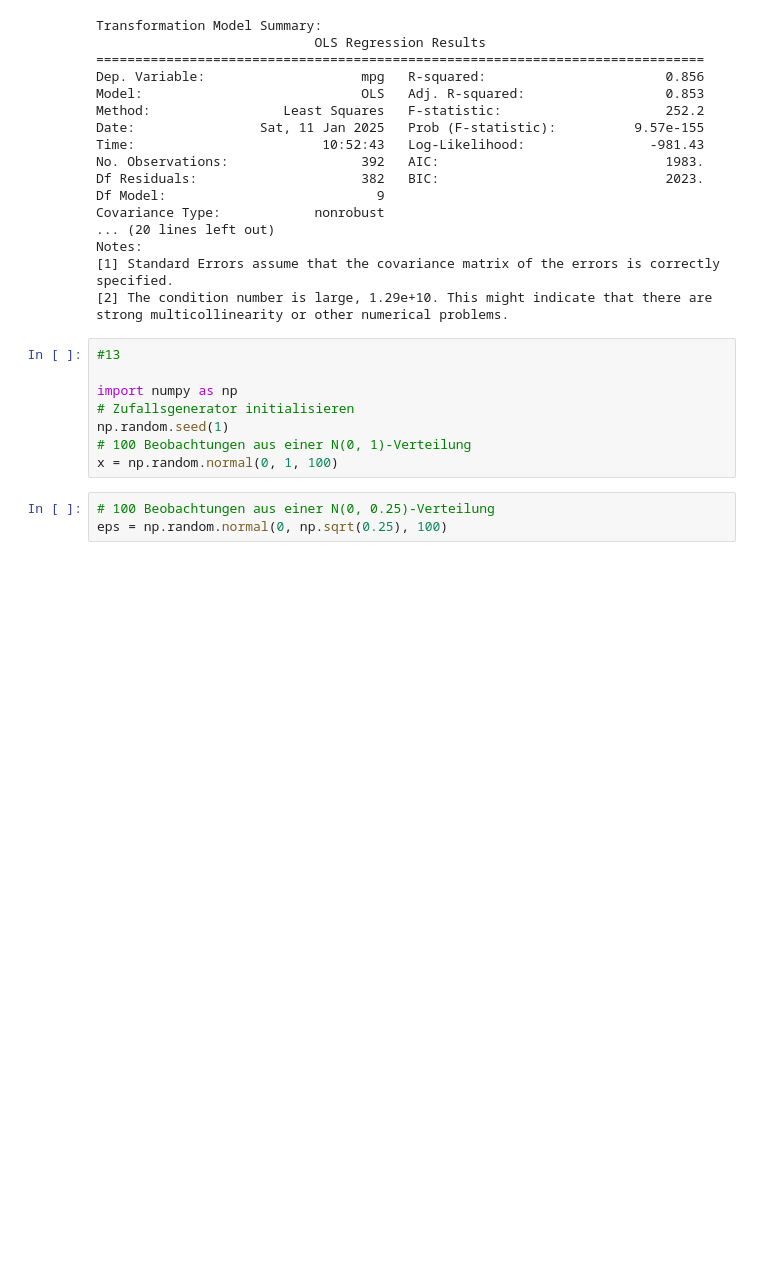
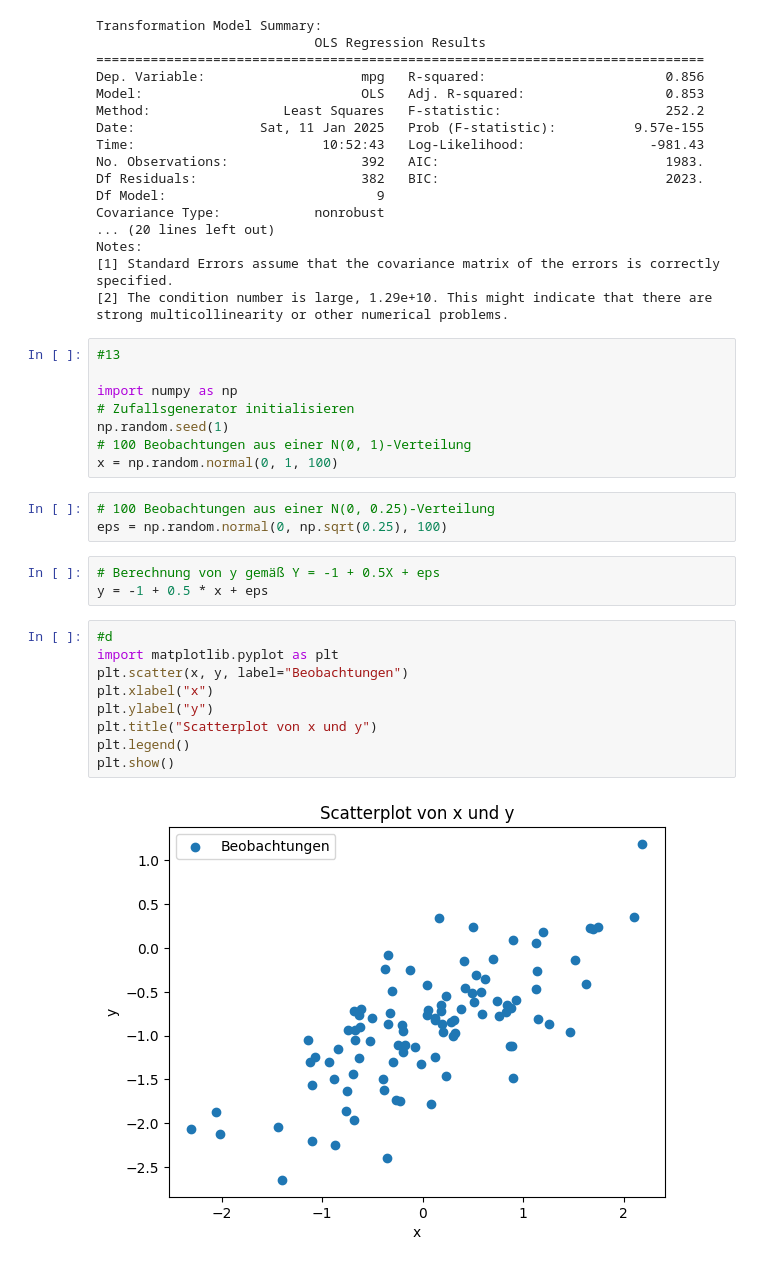
Before and after one commit to honhon13/sample, a Jupyter notebook: Hausübung_02_statistical_learning.ipynb, the cells around one changed output. Drawn from its saved outputs; the diff is of its cells as text; blank space fills up the shorter version.

```diff
--- a/Hausübung_02_statistical_learning.ipynb
+++ b/Hausübung_02_statistical_learning.ipynb
@@ -322,3 +322,17 @@ x = np.random.normal(0, 1, 100)
 # %%
 # 100 Beobachtungen aus einer N(0, 0.25)-Verteilung
 eps = np.random.normal(0, np.sqrt(0.25), 100)
+# %%
+# Berechnung von y gemäß Y = -1 + 0.5X + eps
+y = -1 + 0.5 * x + eps
+# %%
+#d
+import matplotlib.pyplot as plt
+plt.scatter(x, y, label="Beobachtungen")
+plt.xlabel("x")
+plt.ylabel("y")
+plt.title("Scatterplot von x und y")
+plt.legend()
+plt.show()
+# %% [output]
+[figure, added]
```
Also changed, not shown: parts of 6 cells of this notebook.
